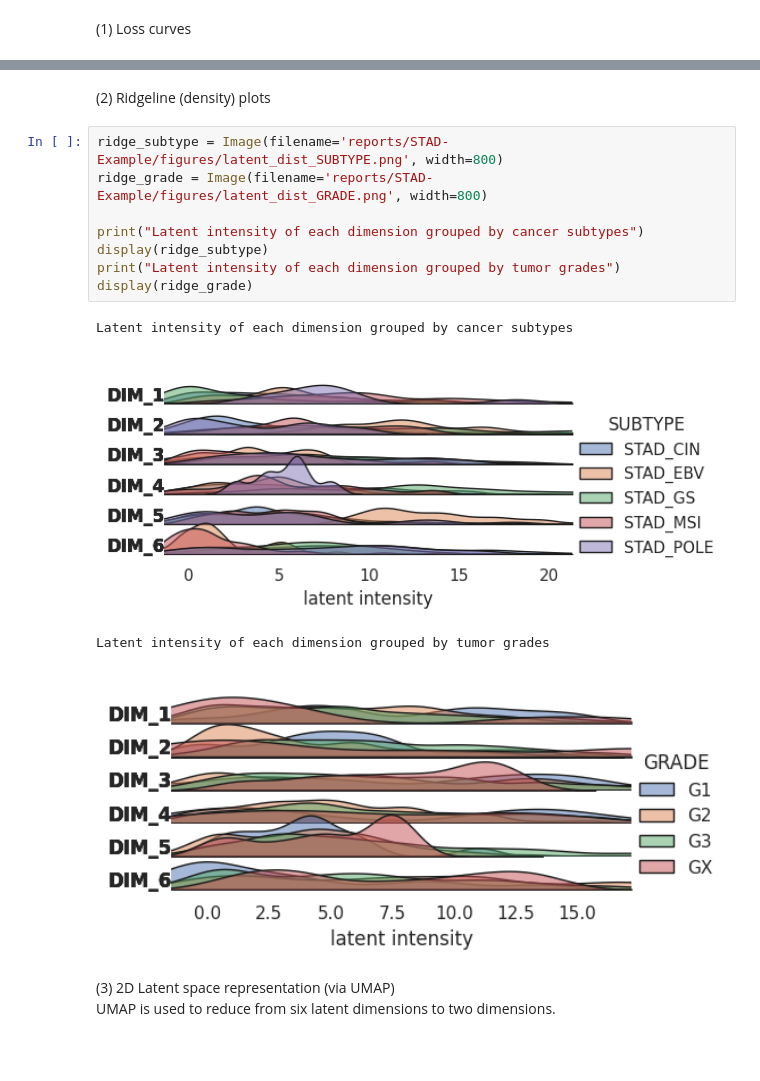
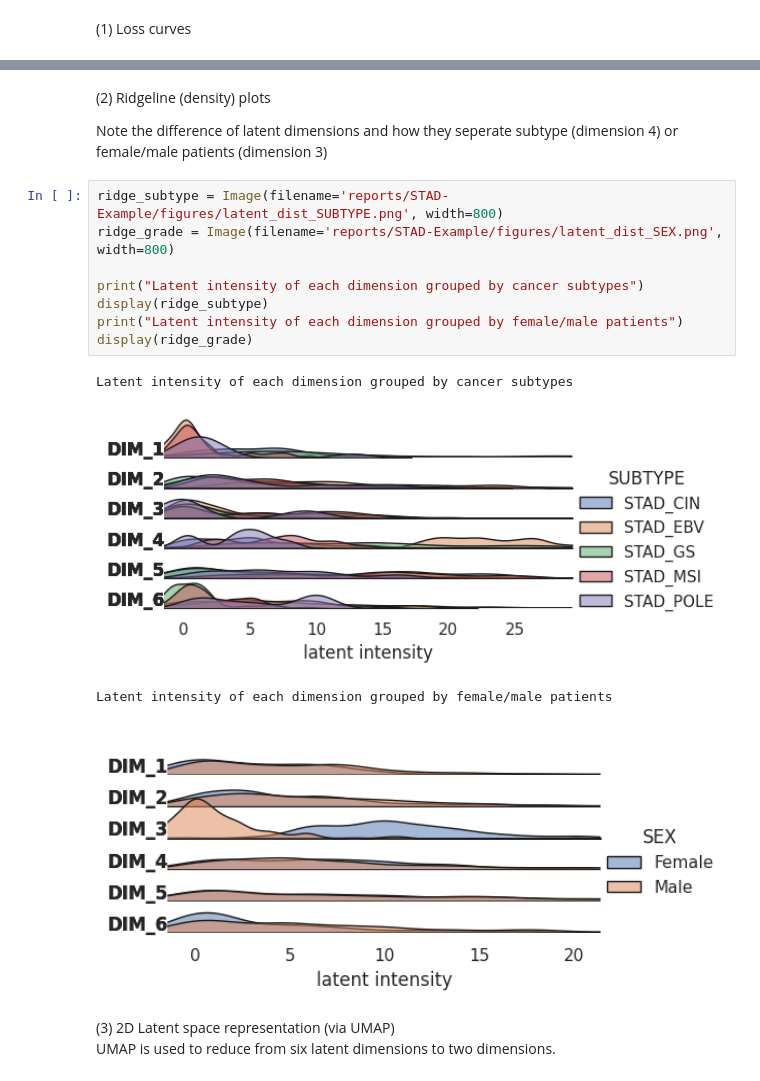
Before and after one commit to jan-forest/autoencodix, a Jupyter notebook: Tutorials/Basics_Autoencodix.ipynb, the cells around one changed output, grey strips where cells are left out. Drawn from its saved outputs; the diff is of its cells as text; blank space fills up the shorter version.

```diff
--- a/Tutorials/Basics_Autoencodix.ipynb
+++ b/Tutorials/Basics_Autoencodix.ipynb
@@ -234,18 +238,20 @@ Relative contribution of loss terms to total loss
-# %% [markdown]
-(2) Ridgeline (density) plots
+# %% [markdown]
+(2) Ridgeline (density) plots
+
+Note the difference of latent dimensions and how they seperate subtype (dimension 4) or female/male patients (dimension 3)
 # %%
 ridge_subtype = Image(filename='reports/STAD-Example/figures/latent_dist_SUBTYPE.png', width=800)
-ridge_grade = Image(filename='reports/STAD-Example/figures/latent_dist_GRADE.png', width=800)
+ridge_grade = Image(filename='reports/STAD-Example/figures/latent_dist_SEX.png', width=800)
 
 print("Latent intensity of each dimension grouped by cancer subtypes")
 display(ridge_subtype)
-print("Latent intensity of each dimension grouped by tumor grades")
+print("Latent intensity of each dimension grouped by female/male patients")
 display(ridge_grade)
 # %% [output]
 Latent intensity of each dimension grouped by cancer subtypes
-[figure, old version]
+[figure, new version]
-Latent intensity of each dimension grouped by tumor grades
+Latent intensity of each dimension grouped by female/male patients
-[figure, old version]
+[figure, new version]
 # %% [markdown]
 (3) 2D Latent space representation (via UMAP)
 UMAP is used to reduce from six latent dimensions to two dimensions.
```
Also changed, not shown: parts of 11 cells of this notebook, 1 other file.
